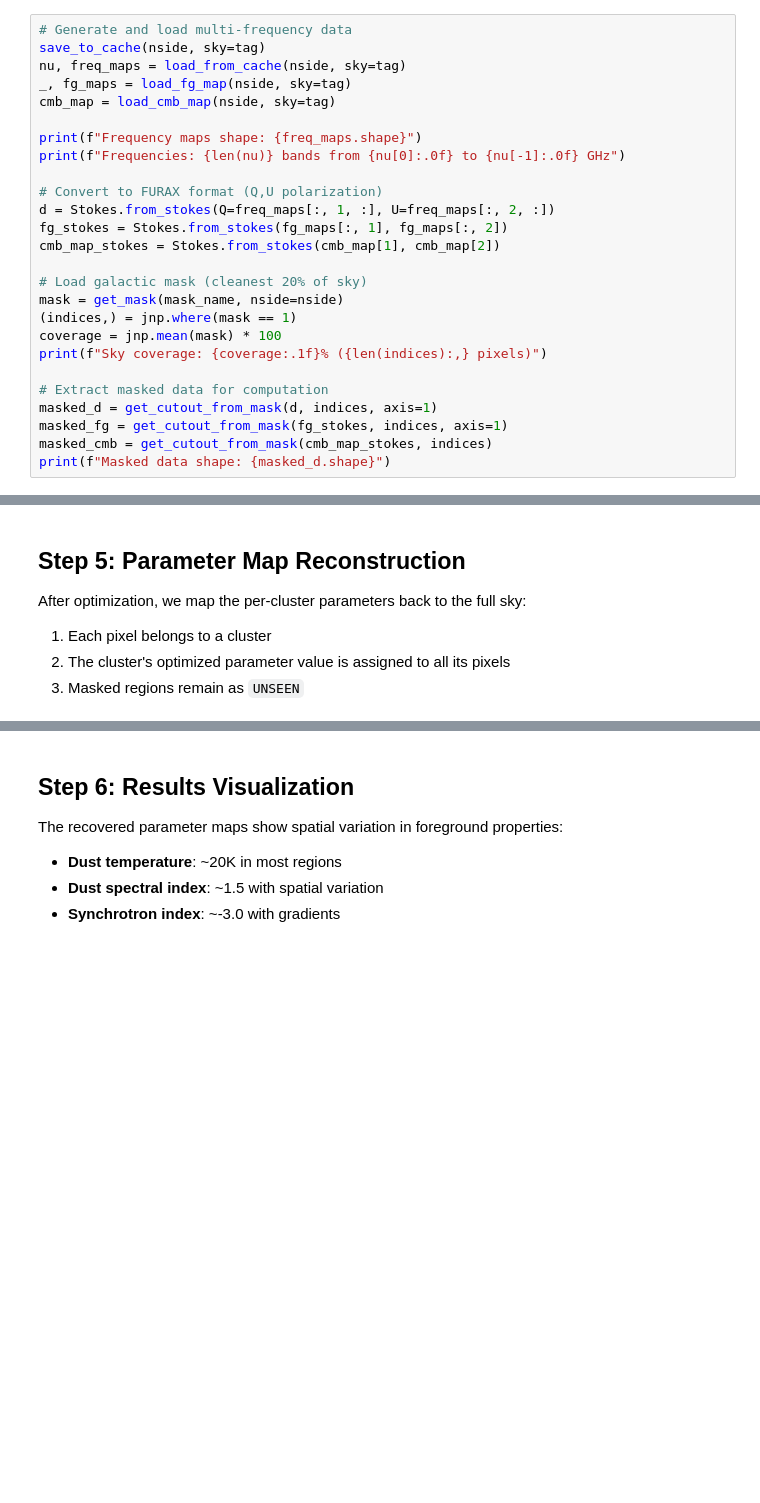
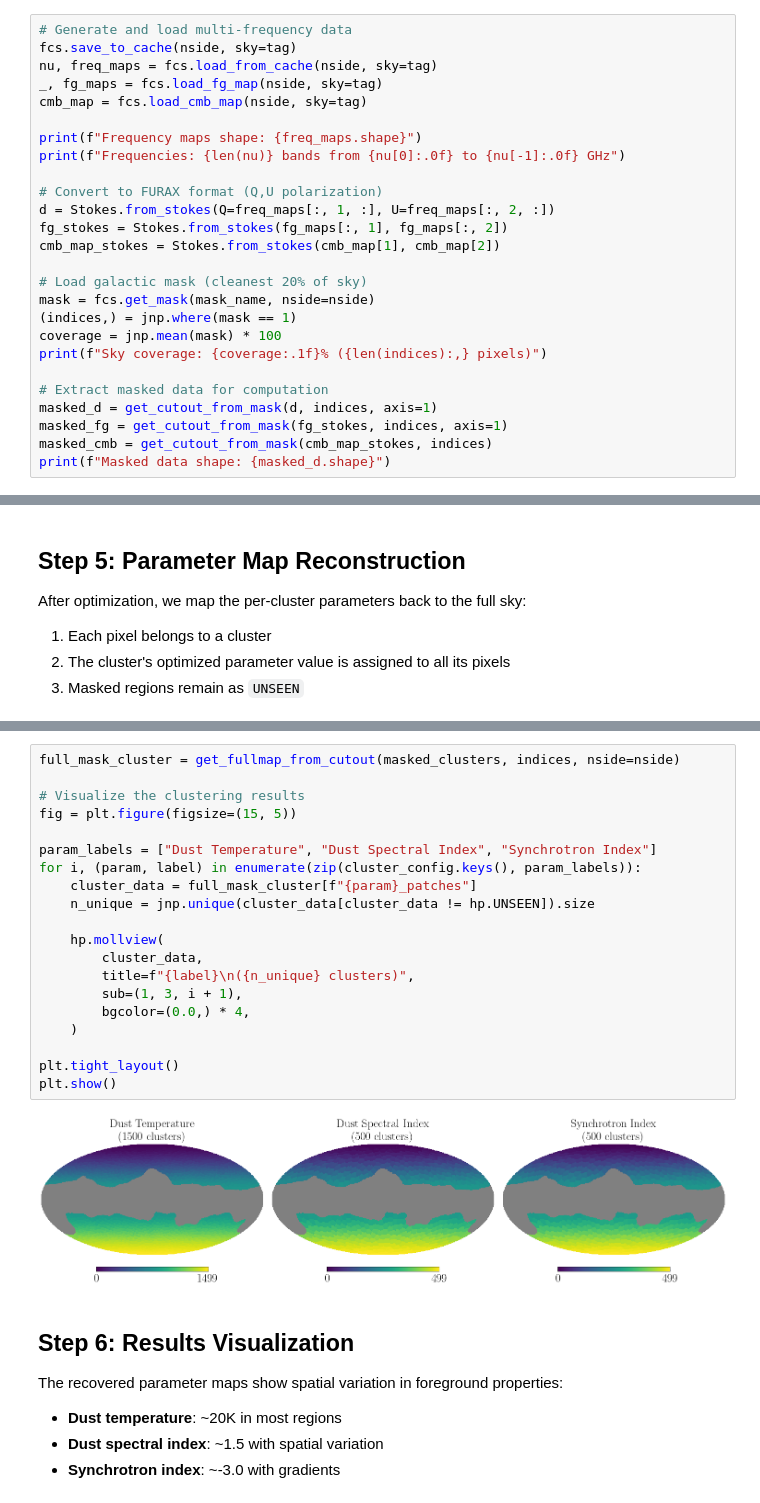
Before and after one commit to CMBSciPol/furax-cs, a Jupyter notebook: notebooks/02_KMeans_Adaptive_Component_Separation.ipynb, the cells around one changed output, grey strips where cells are left out. Saved outputs shown, nothing was run; the diff lists cells and outputs as text; blank space fills up the shorter version.

```diff
--- a/notebooks/02_KMeans_Adaptive_Component_Separation.ipynb
+++ b/notebooks/02_KMeans_Adaptive_Component_Separation.ipynb
@@ -68,10 +58,10 @@ tag = "c1d0s0"
 mask_name = "ALL-GALACTIC"
 # %%
 # Generate and load multi-frequency data
-save_to_cache(nside, sky=tag)
-nu, freq_maps = load_from_cache(nside, sky=tag)
-_, fg_maps = load_fg_map(nside, sky=tag)
-cmb_map = load_cmb_map(nside, sky=tag)
+fcs.save_to_cache(nside, sky=tag)
+nu, freq_maps = fcs.load_from_cache(nside, sky=tag)
+_, fg_maps = fcs.load_fg_map(nside, sky=tag)
+cmb_map = fcs.load_cmb_map(nside, sky=tag)
 
 print(f"Frequency maps shape: {freq_maps.shape}")
 print(f"Frequencies: {len(nu)} bands from {nu[0]:.0f} to {nu[-1]:.0f} GHz")
@@ -82,7 +72,7 @@ fg_stokes = Stokes.from_stokes(fg_maps[:, 1], fg_maps[:, 2])
 cmb_map_stokes = Stokes.from_stokes(cmb_map[1], cmb_map[2])
 
 # Load galactic mask (cleanest 20% of sky)
-mask = get_mask(mask_name, nside=nside)
+mask = fcs.get_mask(mask_name, nside=nside)
 (indices,) = jnp.where(mask == 1)
 coverage = jnp.mean(mask) * 100
 print(f"Sky coverage: {coverage:.1f}% ({len(indices):,} pixels)")
@@ -201,3 +166,25 @@ TypeError: bad number of pixels
+# %%
+full_mask_cluster = get_fullmap_from_cutout(masked_clusters, indices, nside=nside)
+
+# Visualize the clustering results
+fig = plt.figure(figsize=(15, 5))
+
+param_labels = ["Dust Temperature", "Dust Spectral Index", "Synchrotron Index"]
+for i, (param, label) in enumerate(zip(cluster_config.keys(), param_labels)):
+    cluster_data = full_mask_cluster[f"{param}_patches"]
+    n_unique = jnp.unique(cluster_data[cluster_data != hp.UNSEEN]).size
+
+    hp.mollview(
+        cluster_data,
+        title=f"{label}\n({n_unique} clusters)",
+        sub=(1, 3, i + 1),
+        bgcolor=(0.0,) * 4,
+    )
+
+plt.tight_layout()
+plt.show()
+# %% [output]
+[figure, added]
 # %% [markdown]
 ## Step 6: Results Visualization
 
```
Also changed, not shown: parts of 13 cells of this notebook, 4 other files.
